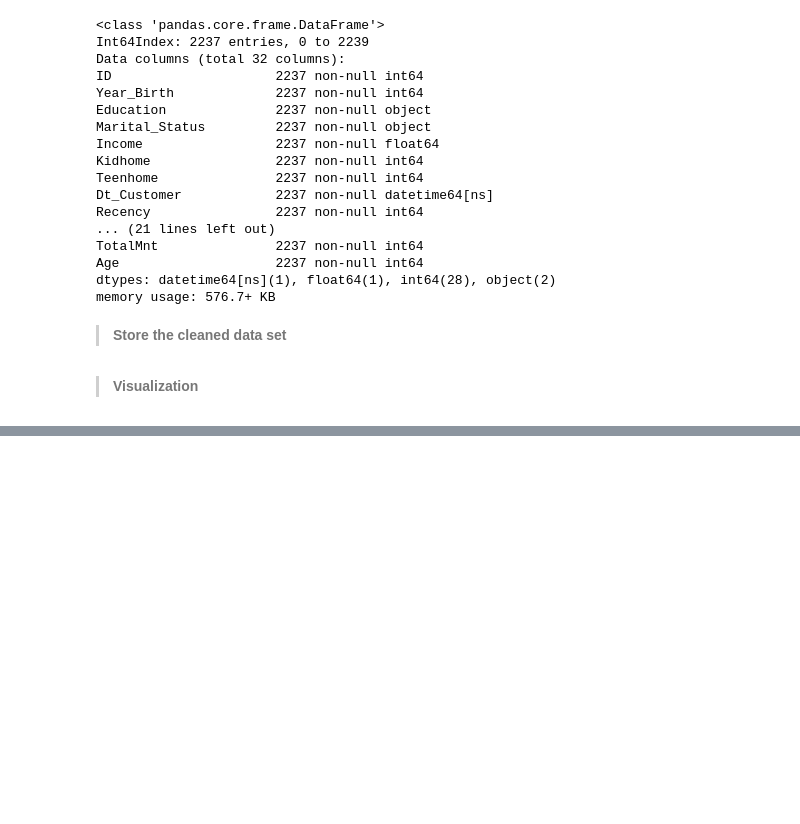
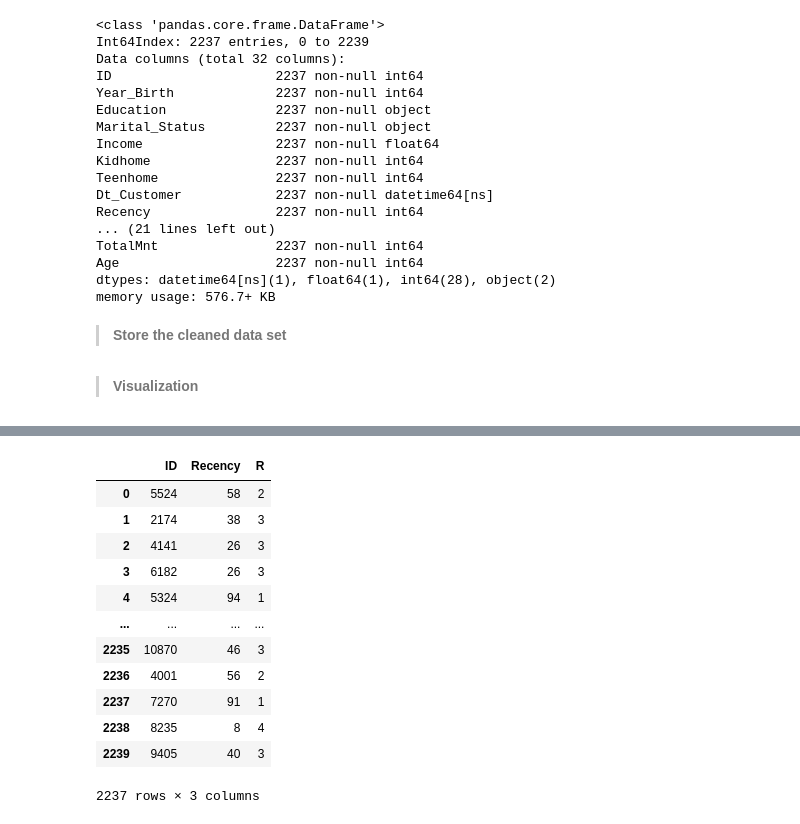
Before and after one commit to jkaikong/Customer_Analysis, a Jupyter notebook: Customer_Personality_Analysis.ipynb, the cells around one changed output, grey strips where cells are left out. Saved outputs shown, nothing was run; the diff lists cells and outputs as text; code cells hidden in the pictures; blank space fills up the shorter version.

```diff
--- a/Customer_Personality_Analysis.ipynb
+++ b/Customer_Personality_Analysis.ipynb
@@ -355,0 +405,21 @@ sns.histplot(data=df, x='Age', bins=30)
+# %%
+r_labels = range(4, 0, -1)
+r_groups = pd.qcut(df['Recency'], q=4, labels=r_labels)
+# %%
+df = df.assign(R = r_groups.values)
+# %%
+df[['ID','Recency', 'R']]
+# %% [output]
+|  | ID | Recency | R |
+| 0 | 5524 | 58 | 2 |
+| 1 | 2174 | 38 | 3 |
+| 2 | 4141 | 26 | 3 |
+| 3 | 6182 | 26 | 3 |
+| 4 | 5324 | 94 | 1 |
+| ... | ... | ... | ... |
+| 2235 | 10870 | 46 | 3 |
+| 2236 | 4001 | 56 | 2 |
+| 2237 | 7270 | 91 | 1 |
+| 2238 | 8235 | 8 | 4 |
+| 2239 | 9405 | 40 | 3 |
+2237 rows × 3 columns
```
Also changed, not shown: parts of 12 cells of this notebook.
